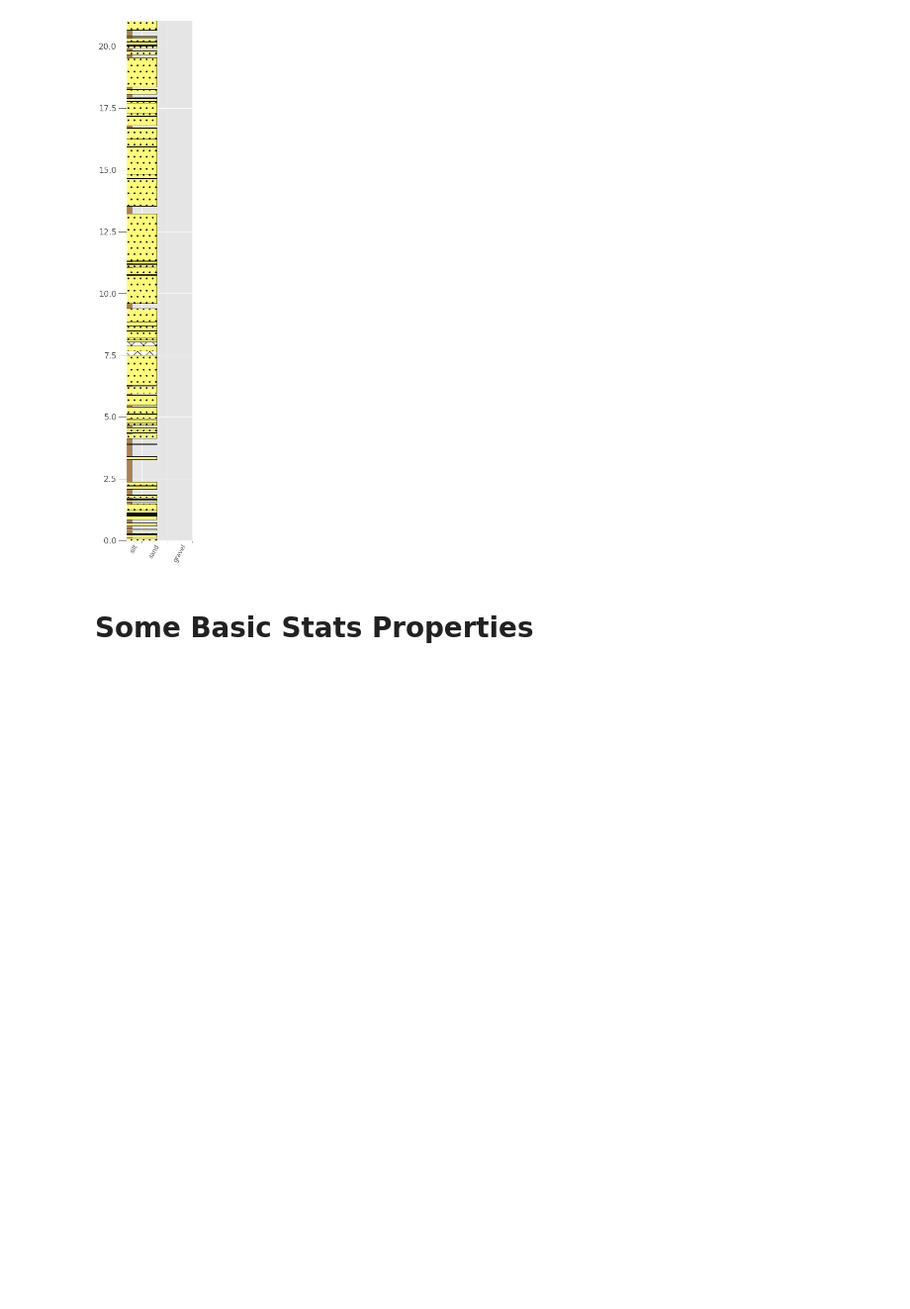
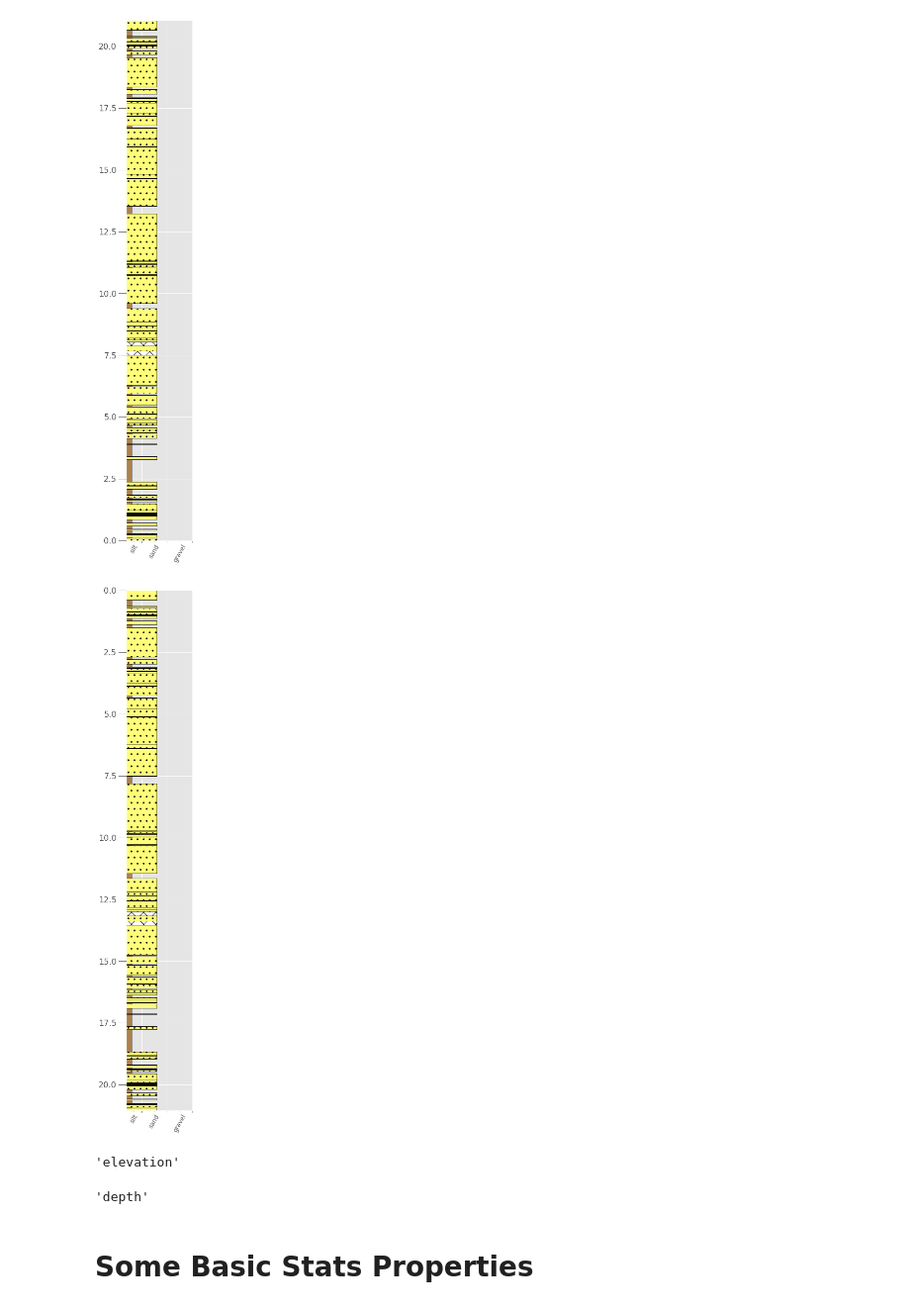
Before and after one commit to rgmyr/litholog, a Jupyter notebook: notebooks/actual_demo.ipynb, the cells around one changed output. Shown at 99% size. Cells and saved outputs as stored; diff of their text form; code cells hidden in the pictures; blank space fills up the shorter version.

```diff
--- a/notebooks/actual_demo.ipynb
+++ b/notebooks/actual_demo.ipynb
@@ -96,6 +113,21 @@ example_seq.plot(legend=litholog.defaults.litholegend,
                  fig_width=3, aspect=5, wentworth='coarse')
 # %% [output]
 [figure]
+# %%
+# to depth
+example_seq.flip_convention(depth_key='depth_m').plot(
+          legend=litholog.defaults.litholegend,
+          fig_width=3, aspect=5, wentworth='coarse')
+# %% [output]
+[figure, added]
+# %%
+example_seq.order
+# %% [output]
+'elevation'
+# %%
+example_seq.shift(delta=-example_seq.stop.z).order
+# %% [output]
+'depth'
 # %% [markdown]
 # Some Basic Stats Properties
 # %%
```
Also changed, not shown: parts of 6 cells of this notebook, 1 other file.
